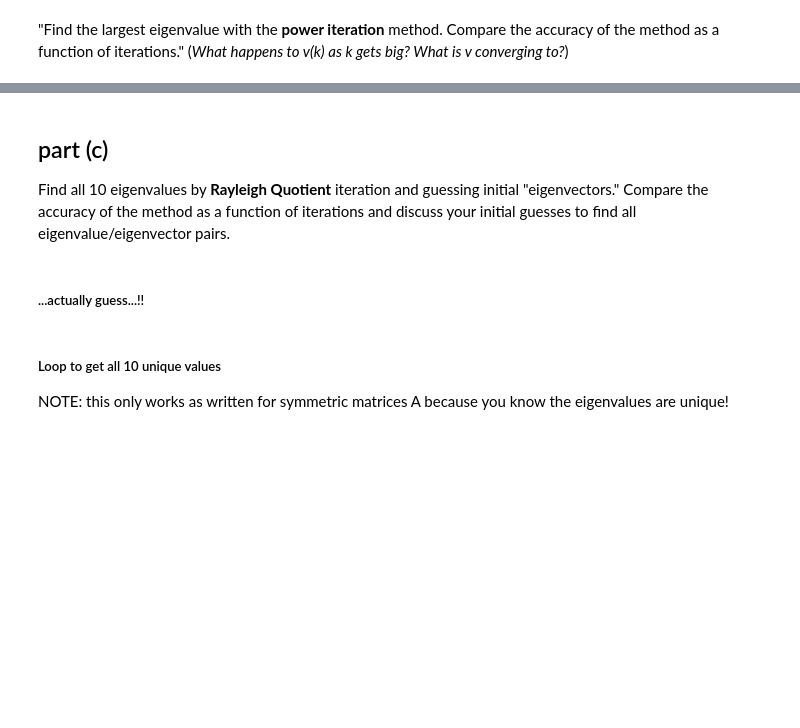
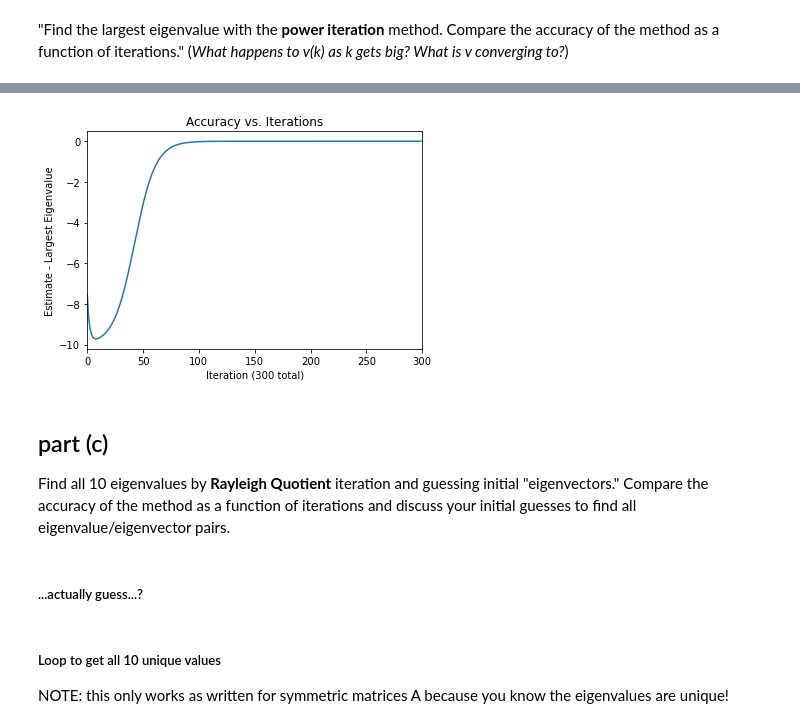
Before and after one commit to jacnugent/amath584, a Jupyter notebook: hw5_iterative_methods/hw5_draft.ipynb, the cells around one changed output, grey strips where cells are left out. Cells and saved outputs as stored; diff of their text form; code cells hidden in the pictures; blank space fills up the shorter version.

```diff
--- a/hw5_iterative_methods/hw5_draft.ipynb
+++ b/hw5_iterative_methods/hw5_draft.ipynb
@@ -250,0 +248,13 @@ print(np.max(np.abs(eigvals)))
+# %%
+# try 300 iterations
+k = 300
+l_list, v_list = power_iteration(A, num_iter=k)
+print(l_list[-1])
+print(is_close(v_list[-1, :]))
+print(k, 'iterations')
+
+# for comparison, see how many iterations it takes to converge
+l_conv, v_conv, n_conv = power_iteration(A, tol=tol)
+print('\n', l_conv)
+print(is_close(v_conv))
+print(n_conv, 'iterations')
@@ -251,6 +269,20 @@ print(np.max(np.abs(eigvals)))
+# %%
+plt.plot(np.arange(k), [x-eigvals[0] for x in l_list])
+
+plt.title('Accuracy vs. Iterations')
+plt.ylabel('Estimate - Largest Eigenvalue')
+plt.xlabel('Iteration ({} total)'.format(k))
+plt.xlim((0, k))
+
+
+plt.savefig(save_dir + '1b_accuracy_vs_iterations.png', dpi=300, bbox_inches='tight')
+
+plt.show()
+# %% [output]
+[figure, added]
 # %% [markdown]
 ## part (c)
 
 Find all 10 eigenvalues by **Rayleigh Quotient** iteration and guessing initial "eigenvectors." Compare the accuracy of the method as a function of iterations and discuss your initial guesses to find all eigenvalue/eigenvector pairs.
 # %% [markdown]
-##### ...actually guess...!!
+##### ...actually guess...?
```
Also changed, not shown: parts of 76 cells of this notebook, 2 other files.
